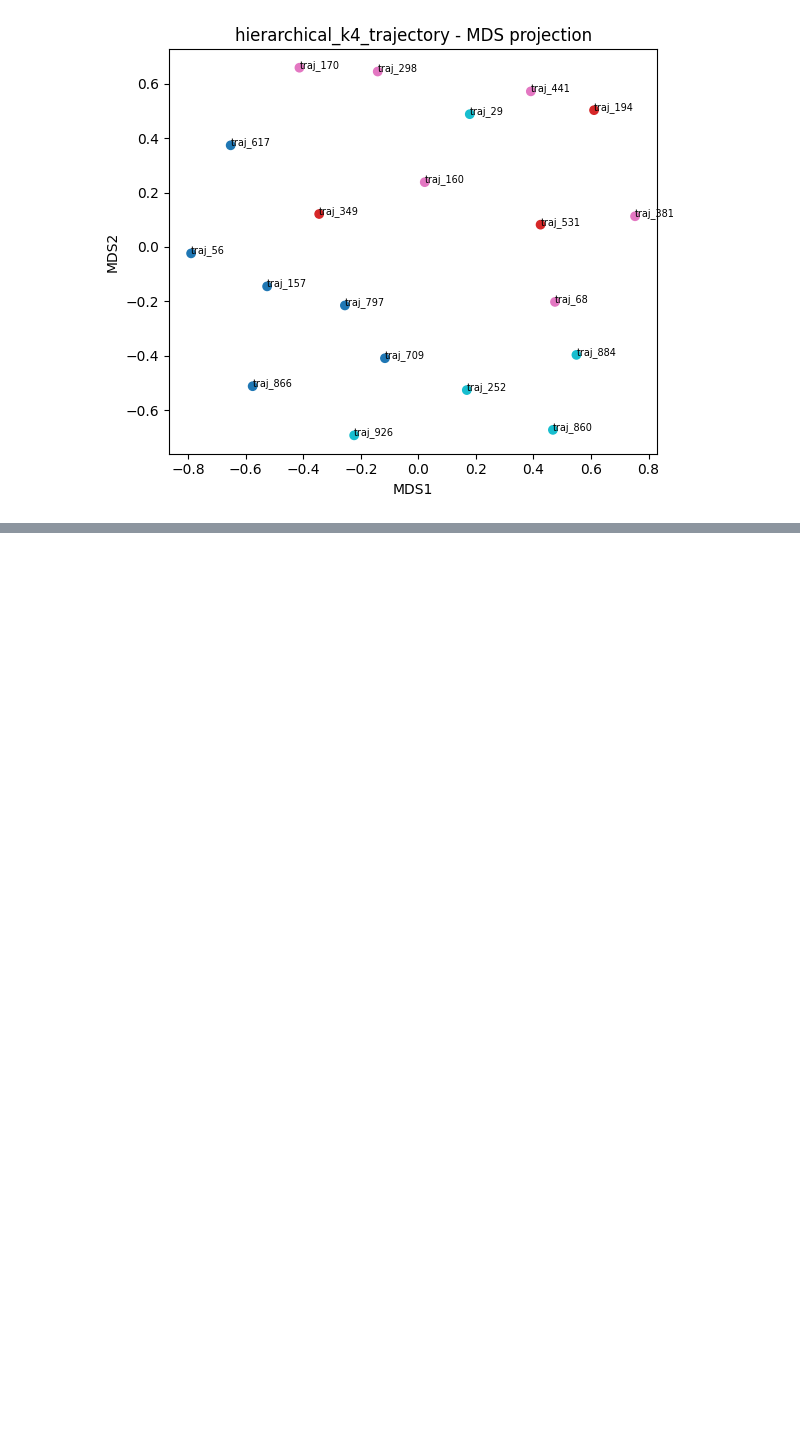
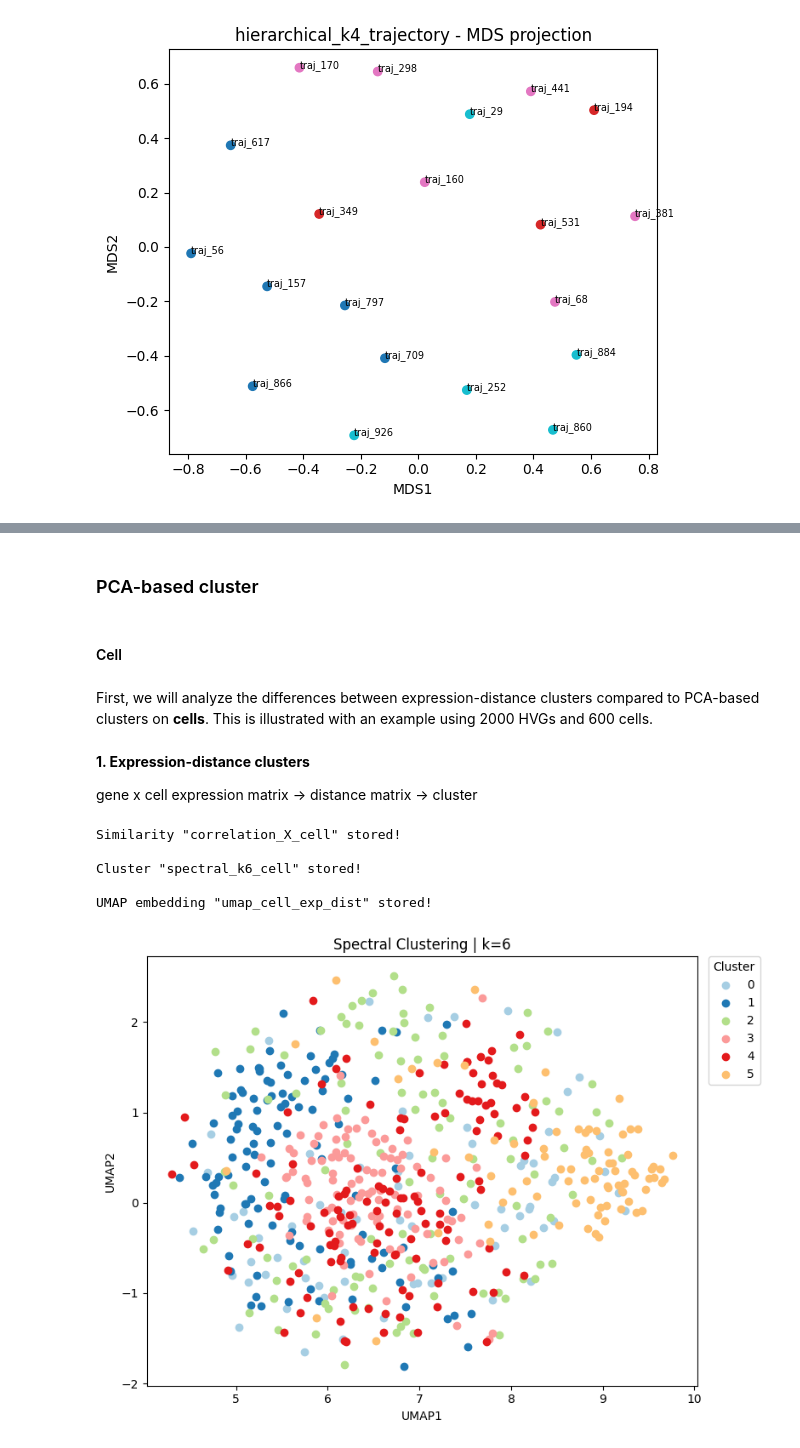
Before and after one commit to csw128/hdadata-package, a Jupyter notebook: Tutorial.ipynb, the cells around one changed output, grey strips where cells are left out. Saved outputs shown, nothing was run; the diff lists cells and outputs as text; code cells hidden in the pictures; blank space fills up the shorter version.

```diff
--- a/Tutorial.ipynb
+++ b/Tutorial.ipynb
@@ -929,0 +883,60 @@ MDS embedding "mds_cell" stored!
+# %% [markdown]
+### PCA-based cluster
+# %% [markdown]
+#### Cell
+# %% [markdown]
+First, we will analyze the differences between expression-distance clusters compared to PCA-based clusters on <b>cells</b>. This is illustrated with an example using 2000 HVGs and 600 cells.
+# %%
+top_hvg = hdata.get_highly_variable_genes(n=2000)
+cells_hvg = hdata.get_timepoint_cells(n=100)     # 100 x 6tp = 600 cells
+
+# Initialize a temporary subset object for the selected cells
+subset_cells_ = hdata[top_hvg, cells_hvg]    # 2000 genes x 600 cells
+# %% [markdown]
+<b>1. Expression-distance clusters</b>
+
+gene x cell expression matrix -> distance matrix -> cluster
+# %%
+# Compute cell-cell similarity of the selected cells using normalized gene expression values
+hdata.compute_similarity(
+    data=subset_cells_,
+    key="X",
+    kind="cell",
+    method="correlation"
+)
+
+sim1 = hdata.similarities["correlation_X_cell"]
+
+# Cluster the cells using Spectral Clustering
+hdata.cluster_spectral(
+        sim = sim1,
+        kind = "cell",
+        k = 6
+    )
+
+cl1 = hdata.clusters["spectral_k6_cell"]
+
+# Get UMAP embeddings
+hdata.reduce_UMAP(
+    data = subset_cells_,
+    key = "X",
+    kind = "cell",
+    id = "exp_dist"
+)
+
+em1 = hdata.embeddings["umap_cell_exp_dist"]
+
+# Visualize
+hda.visualize.scatter(
+    cluster=cl1,
+    embedding=em1,
+    title="Spectral Clustering | k=6",
+    show_label=False
+)
+# %% [output]
+Similarity "correlation_X_cell" stored!
+
+Cluster "spectral_k6_cell" stored!
+
+UMAP embedding "umap_cell_exp_dist" stored!
+[figure, added]
```
Also changed, not shown: parts of 34 cells of this notebook, 3 other files.
